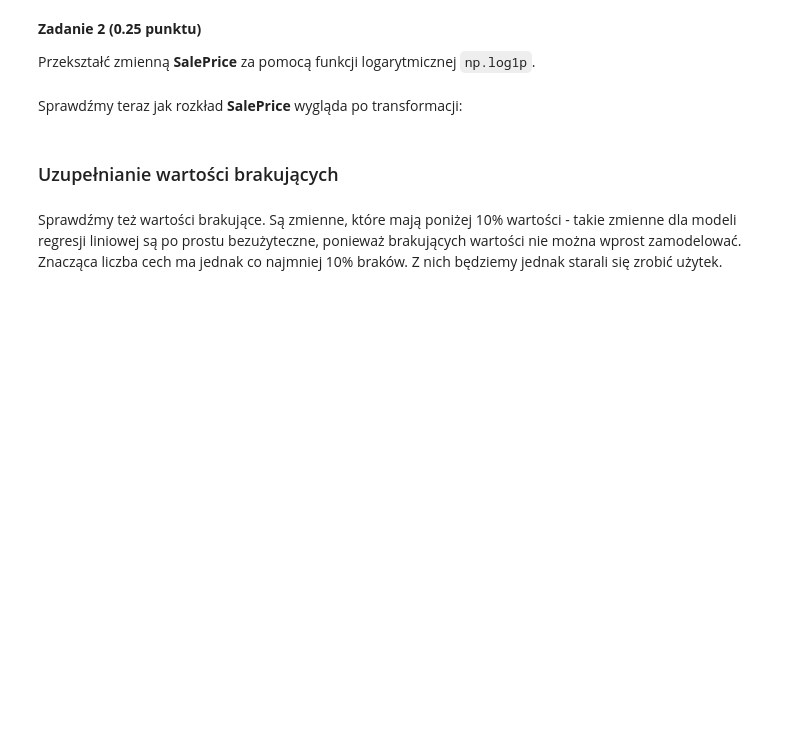
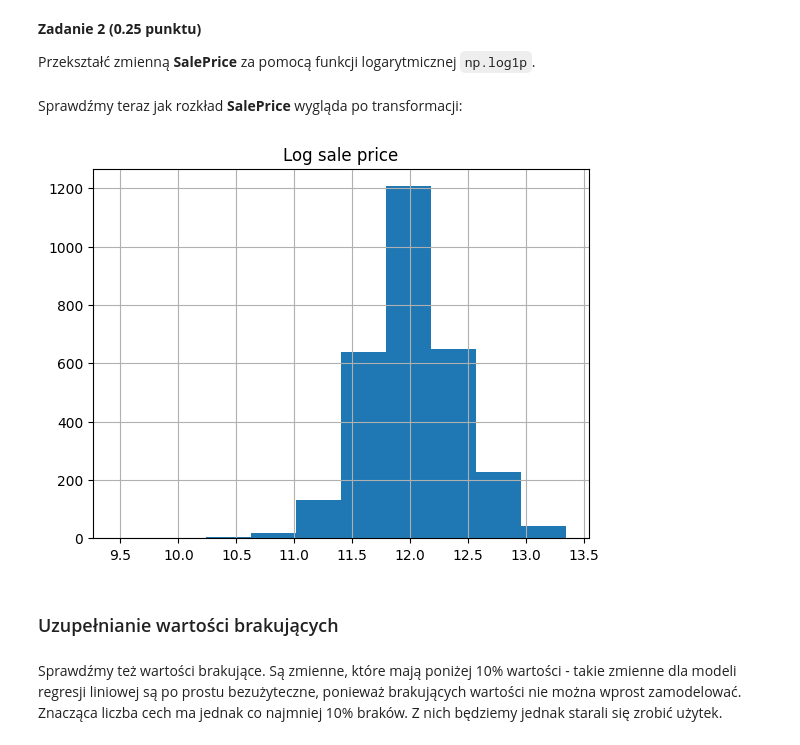
Before and after one commit to jaugustyn02/basics-of-artificial-intelligence, a Jupyter notebook: lab1/lab_1.ipynb, the cells around one changed output. Drawn from its saved outputs; the diff is of its cells as text; code cells hidden in the pictures; blank space fills up the shorter version.

```diff
--- a/lab1/lab_1.ipynb
+++ b/lab1/lab_1.ipynb
@@ -162,6 +190,7 @@ Podpowiedź: w Pandas korzysta się z `.loc[]` do filtrowania wierszy i kolumn.
 # %%
 # remove outliers
 # your_code
+df = df.loc[df["GrLivArea"] < 4000, :]
 # %% [markdown]
 Zobaczmy jak teraz wygląda ten sam wykres.
 # %%
@@ -191,12 +234,16 @@ Przekształć zmienną **SalePrice** za pomocą funkcji logarytmicznej `np.log1p
 # %%
 # apply log transform
 # your_code
+df["SalePrice"] = np.log1p(df["SalePrice"])
 # %% [markdown]
 Sprawdźmy teraz jak rozkład **SalePrice** wygląda po transformacji:
 # %%
-pd.Series(np.log(df["SalePrice"])).hist()
+# pd.Series(np.log(df["SalePrice"])).hist() - why log() after the log transform?
+pd.Series(df["SalePrice"]).hist()
 plt.title("Log sale price")
 plt.show()
+# %% [output]
+[figure, added]
 # %% [markdown]
 ### Uzupełnianie wartości brakujących
 # %% [markdown]
```
Also changed, not shown: parts of 9 cells of this notebook.
